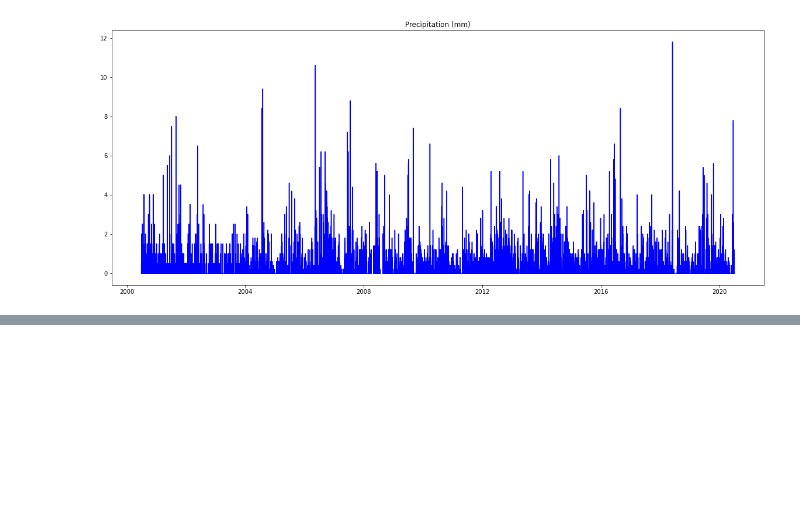
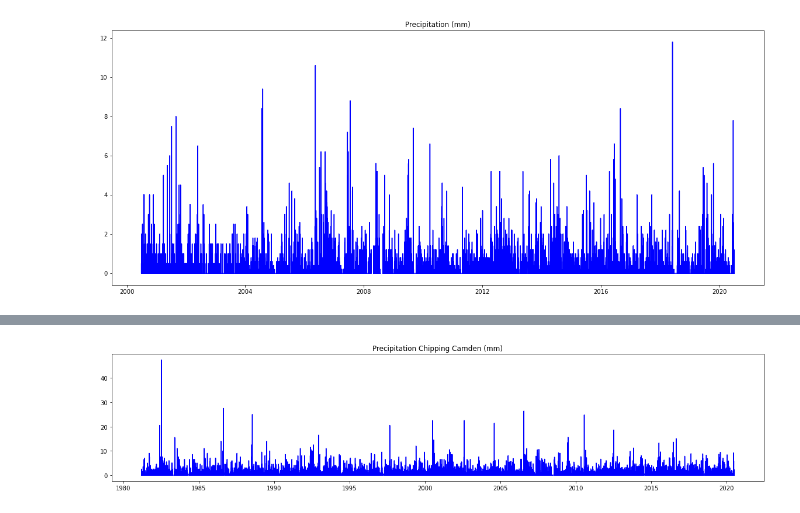
Before and after one commit to ai4er-cdt/flood_risk_shipston, a Jupyter notebook: rainfall_data.ipynb, the cells around one changed output, grey strips where cells are left out. Drawn from its saved outputs; the diff is of its cells as text; code cells hidden in the pictures; blank space fills up the shorter version.

```diff
--- a/rainfall_data.ipynb
+++ b/rainfall_data.ipynb
@@ -80,0 +211,8 @@ Text(0.5, 1.0, 'Precipitation (mm)')
+# %%
+#Look at precipitation data from Chipping Camden
+rainfall60_CC = pd.read_excel('EA_files_subsample/Shipston Wiski data - 60 min.xlsx',
+                      sheet_name = 4)
+# %%
+rainfall60_CC_filtered = rainfall60_CC.replace('  ---',"NaN")
+rainfall60_CC_filtered = rainfall60_CC_filtered.replace(".", 0) #Replacing . to 0
+rainfall60_CC_filtered.head()
@@ -80,0 +232,7 @@ Text(0.5, 1.0, 'Precipitation (mm)')
+# %%
+plt.figure(figsize=(20,4))
+plt.plot(rainfall60_CC_filtered['Date'],rainfall60_CC_filtered['Precipitation [mm]'], 'blue')
+plt.title("Precipitation Chipping Camden (mm)")
+plt.show()
+# %% [output]
+[figure, added]
```
Also changed, not shown: parts of 20 cells of this notebook, 2 other files.
